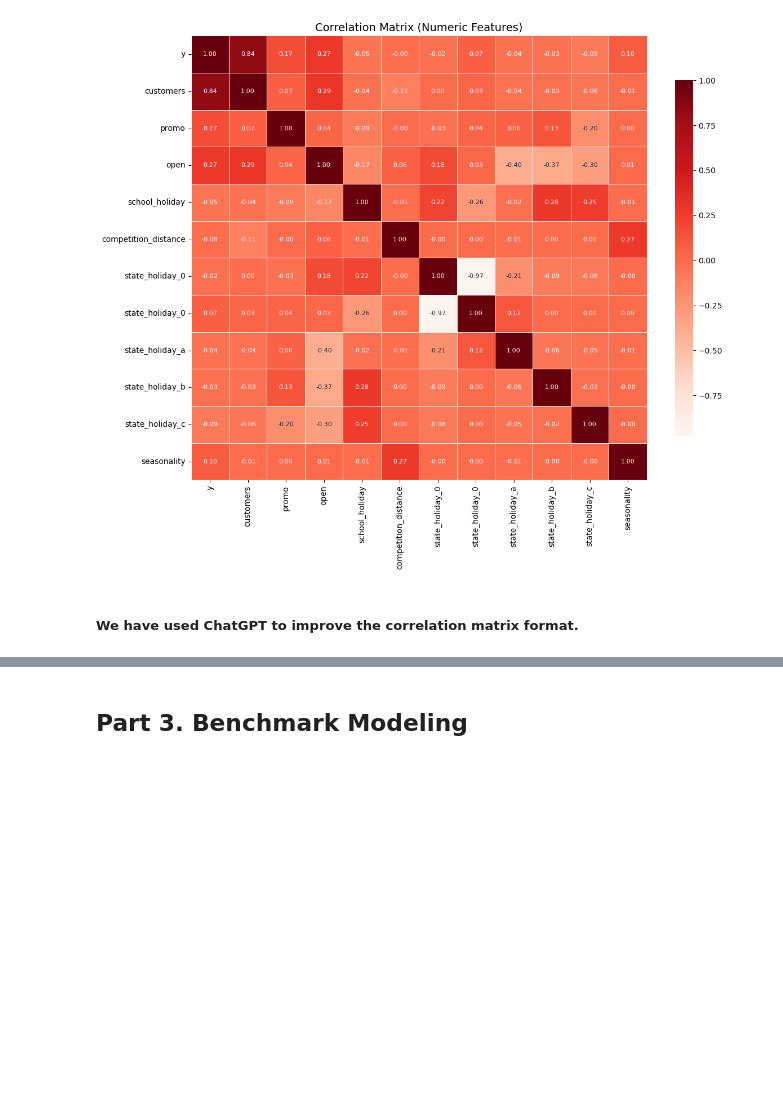
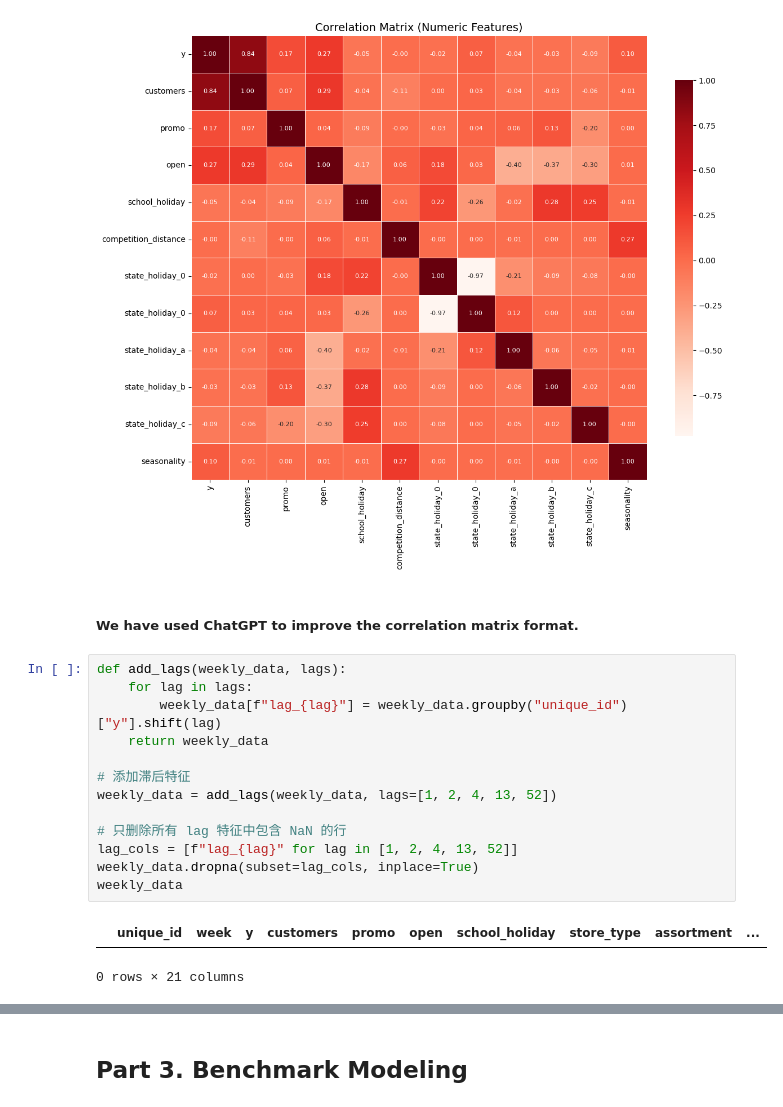
Before and after one commit to YL-6/BF-final, a Jupyter notebook: Final Project.ipynb, the cells around one changed output, grey strips where cells are left out. Cells and saved outputs as stored; diff of their text form; blank space fills up the shorter version.

```diff
--- a/Final Project.ipynb
+++ b/Final Project.ipynb
@@ -279,3 +279,19 @@ plt.show()
 [figure]
 # %% [markdown]
 ##### We have used ChatGPT to improve the correlation matrix format.
+# %%
+def add_lags(weekly_data, lags):
+    for lag in lags:
+        weekly_data[f"lag_{lag}"] = weekly_data.groupby("unique_id")["y"].shift(lag)
+    return weekly_data
+
+# 添加滞后特征
+weekly_data = add_lags(weekly_data, lags=[1, 2, 4, 13, 52])
+
+# 只删除所有 lag 特征中包含 NaN 的行
+lag_cols = [f"lag_{lag}" for lag in [1, 2, 4, 13, 52]]
+weekly_data.dropna(subset=lag_cols, inplace=True)
+weekly_data
+# %% [output]
+|  | unique_id | week | y | customers | promo | open | school_holiday | store_type | assortment | ... |
+0 rows × 21 columns
```
Also changed, not shown: parts of 1 cell of this notebook.
